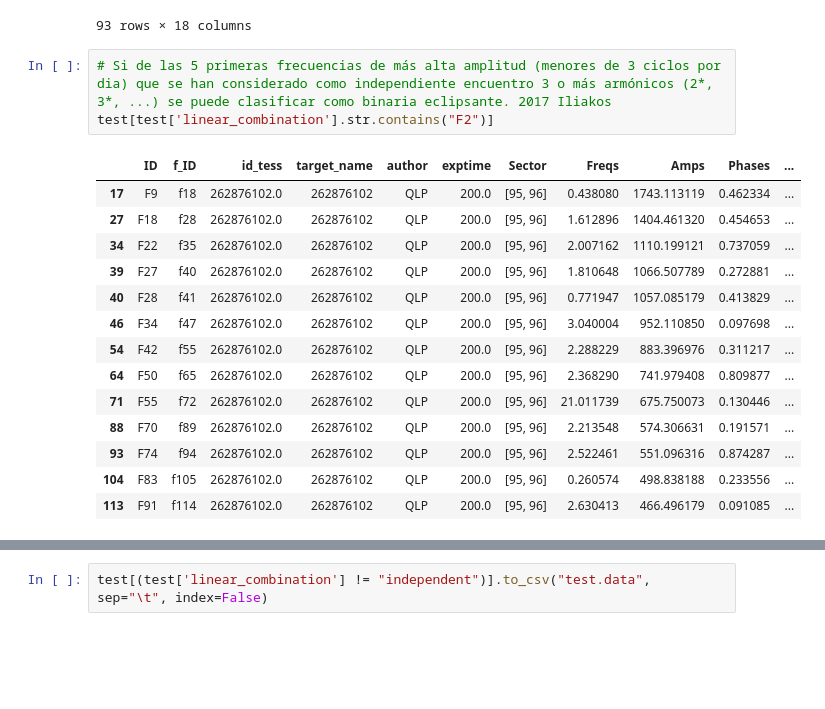
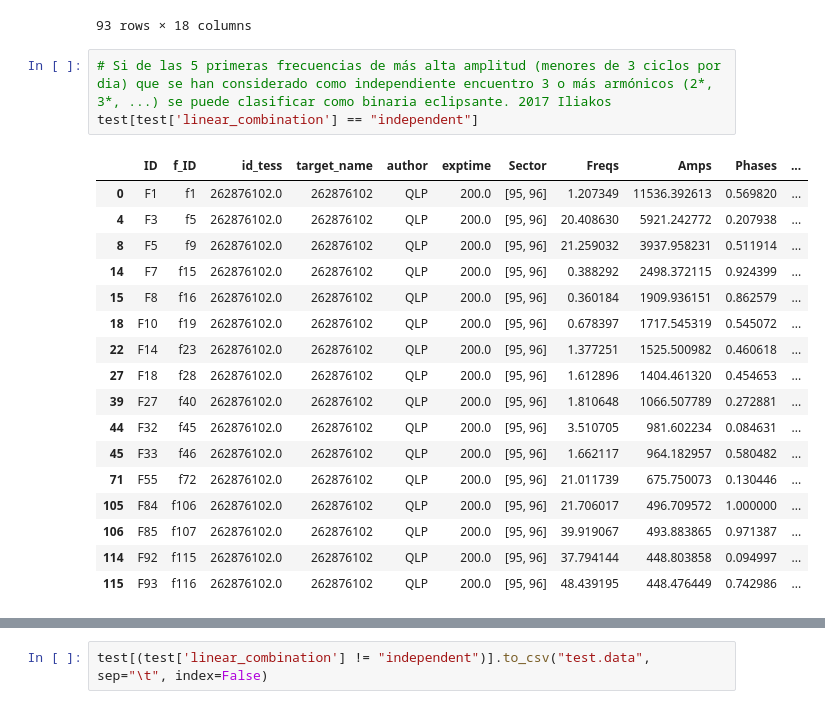
Before and after one commit to carlosccamino/asteroseismology, a Jupyter notebook: asteroseismology/tests.ipynb, the cells around one changed output, grey strips where cells are left out. Saved outputs shown, nothing was run; the diff lists cells and outputs as text; blank space fills up the shorter version.

```diff
--- a/asteroseismology/tests.ipynb
+++ b/asteroseismology/tests.ipynb
@@ -299,19 +321,22 @@ test
 93 rows × 18 columns
 # %%
 # Si de las 5 primeras frecuencias de más alta amplitud (menores de 3 ciclos por dia) que se han considerado como independiente encuentro 3 o más armónicos (2*, 3*, ...) se puede clasificar como binaria eclipsante. 2017 Iliakos
-test[test['linear_combination'].str.contains("F2")]
+test[test['linear_combination'] == "independent"]
 # %% [output]
 |  | ID | f_ID | id_tess | target_name | author | exptime | Sector | Freqs | Amps | Phases | ... |
-| 17 | F9 | f18 | 262876102.0 | 262876102 | QLP | 200.0 | [95, 96] | 0.438080 | 1743.113119 | 0.462334 | ... |
+| 0 | F1 | f1 | 262876102.0 | 262876102 | QLP | 200.0 | [95, 96] | 1.207349 | 11536.392613 | 0.569820 | ... |
+| 4 | F3 | f5 | 262876102.0 | 262876102 | QLP | 200.0 | [95, 96] | 20.408630 | 5921.242772 | 0.207938 | ... |
+| 8 | F5 | f9 | 262876102.0 | 262876102 | QLP | 200.0 | [95, 96] | 21.259032 | 3937.958231 | 0.511914 | ... |
+| 14 | F7 | f15 | 262876102.0 | 262876102 | QLP | 200.0 | [95, 96] | 0.388292 | 2498.372115 | 0.924399 | ... |
+| 15 | F8 | f16 | 262876102.0 | 262876102 | QLP | 200.0 | [95, 96] | 0.360184 | 1909.936151 | 0.862579 | ... |
+| 18 | F10 | f19 | 262876102.0 | 262876102 | QLP | 200.0 | [95, 96] | 0.678397 | 1717.545319 | 0.545072 | ... |
+| 22 | F14 | f23 | 262876102.0 | 262876102 | QLP | 200.0 | [95, 96] | 1.377251 | 1525.500982 | 0.460618 | ... |
 | 27 | F18 | f28 | 262876102.0 | 262876102 | QLP | 200.0 | [95, 96] | 1.612896 | 1404.461320 | 0.454653 | ... |
-| 34 | F22 | f35 | 262876102.0 | 262876102 | QLP | 200.0 | [95, 96] | 2.007162 | 1110.199121 | 0.737059 | ... |
 | 39 | F27 | f40 | 262876102.0 | 262876102 | QLP | 200.0 | [95, 96] | 1.810648 | 1066.507789 | 0.272881 | ... |
-| 40 | F28 | f41 | 262876102.0 | 262876102 | QLP | 200.0 | [95, 96] | 0.771947 | 1057.085179 | 0.413829 | ... |
-| 46 | F34 | f47 | 262876102.0 | 262876102 | QLP | 200.0 | [95, 96] | 3.040004 | 952.110850 | 0.097698 | ... |
-| 54 | F42 | f55 | 262876102.0 | 262876102 | QLP | 200.0 | [95, 96] | 2.288229 | 883.396976 | 0.311217 | ... |
-| 64 | F50 | f65 | 262876102.0 | 262876102 | QLP | 200.0 | [95, 96] | 2.368290 | 741.979408 | 0.809877 | ... |
+| 44 | F32 | f45 | 262876102.0 | 262876102 | QLP | 200.0 | [95, 96] | 3.510705 | 981.602234 | 0.084631 | ... |
+| 45 | F33 | f46 | 262876102.0 | 262876102 | QLP | 200.0 | [95, 96] | 1.662117 | 964.182957 | 0.580482 | ... |
 | 71 | F55 | f72 | 262876102.0 | 262876102 | QLP | 200.0 | [95, 96] | 21.011739 | 675.750073 | 0.130446 | ... |
-| 88 | F70 | f89 | 262876102.0 | 262876102 | QLP | 200.0 | [95, 96] | 2.213548 | 574.306631 | 0.191571 | ... |
-| 93 | F74 | f94 | 262876102.0 | 262876102 | QLP | 200.0 | [95, 96] | 2.522461 | 551.096316 | 0.874287 | ... |
-| 104 | F83 | f105 | 262876102.0 | 262876102 | QLP | 200.0 | [95, 96] | 0.260574 | 498.838188 | 0.233556 | ... |
-| 113 | F91 | f114 | 262876102.0 | 262876102 | QLP | 200.0 | [95, 96] | 2.630413 | 466.496179 | 0.091085 | ... |
+| 105 | F84 | f106 | 262876102.0 | 262876102 | QLP | 200.0 | [95, 96] | 21.706017 | 496.709572 | 1.000000 | ... |
+| 106 | F85 | f107 | 262876102.0 | 262876102 | QLP | 200.0 | [95, 96] | 39.919067 | 493.883865 | 0.971387 | ... |
+| 114 | F92 | f115 | 262876102.0 | 262876102 | QLP | 200.0 | [95, 96] | 37.794144 | 448.803858 | 0.094997 | ... |
+| 115 | F93 | f116 | 262876102.0 | 262876102 | QLP | 200.0 | [95, 96] | 48.439195 | 448.476449 | 0.742986 | ... |
```
Also changed, not shown: parts of 3 cells of this notebook, 1 other file.
